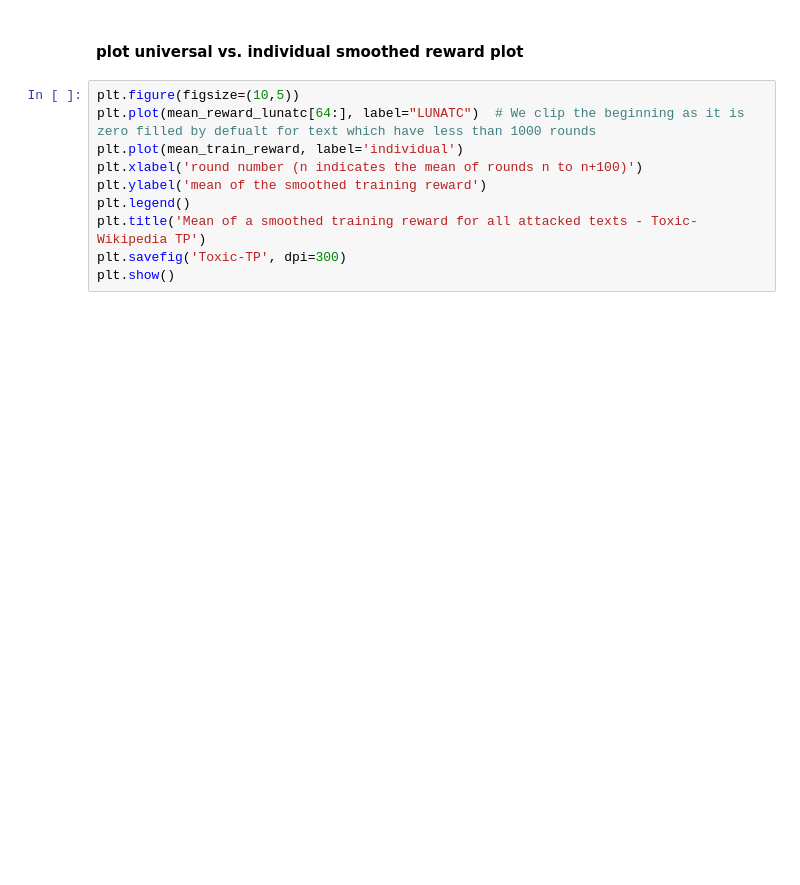
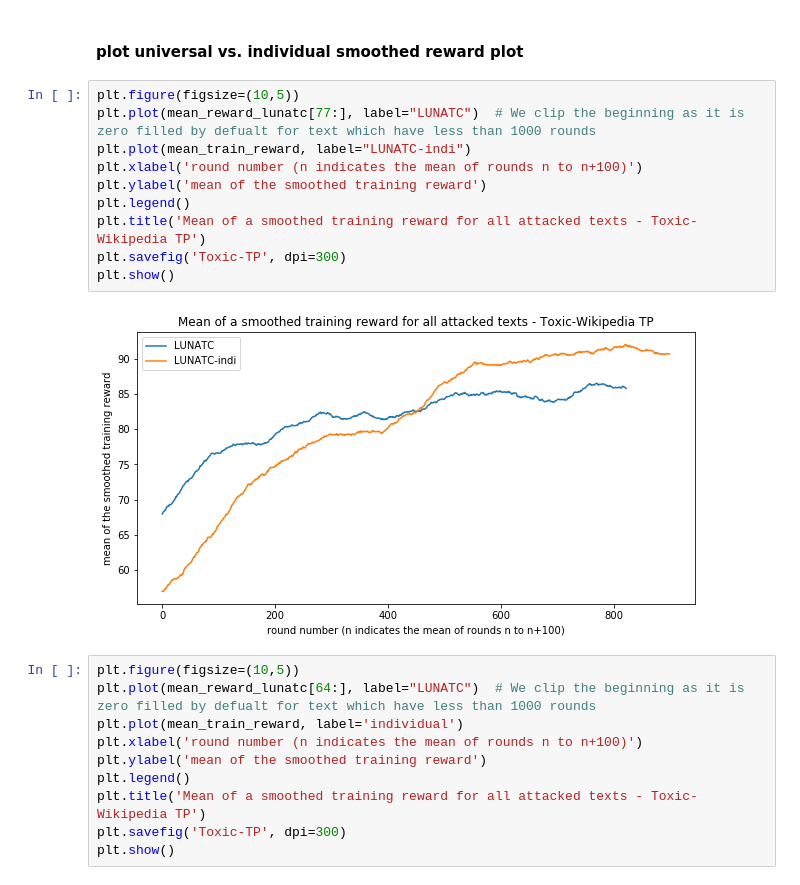
Before and after one commit to gallilmaimon/LUNATC, a Jupyter notebook: analyse experiments.ipynb, the cells around one changed output. Saved outputs shown, nothing was run; the diff lists cells and outputs as text; blank space fills up the shorter version.

```diff
--- a/analyse experiments.ipynb
+++ b/analyse experiments.ipynb
@@ -296,5 +299,17 @@ df_train.groupby('orig_sent').apply(len).values.min()
 # %% [markdown]
 #### plot universal vs. individual smoothed reward plot
+# %%
+plt.figure(figsize=(10,5))
+plt.plot(mean_reward_lunatc[77:], label="LUNATC")  # We clip the beginning as it is zero filled by defualt for text which have less than 1000 rounds
+plt.plot(mean_train_reward, label="LUNATC-indi")
+plt.xlabel('round number (n indicates the mean of rounds n to n+100)')
+plt.ylabel('mean of the smoothed training reward')
+plt.legend()
+plt.title('Mean of a smoothed training reward for all attacked texts - Toxic-Wikipedia TP')
+plt.savefig('Toxic-TP', dpi=300)
+plt.show()
+# %% [output]
+[figure, added]
 # %%
 plt.figure(figsize=(10,5))
 plt.plot(mean_reward_lunatc[64:], label="LUNATC")  # We clip the beginning as it is zero filled by defualt for text which have less than 1000 rounds
```
Also changed, not shown: parts of 10 cells of this notebook, 2 other files.
